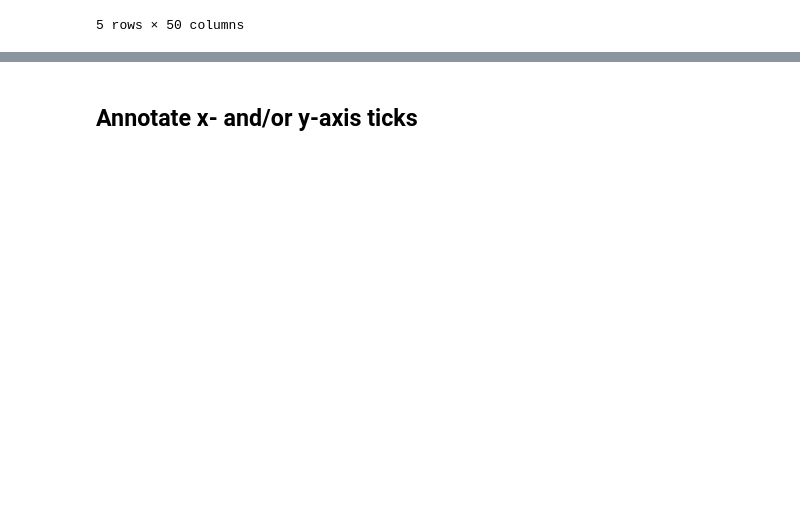
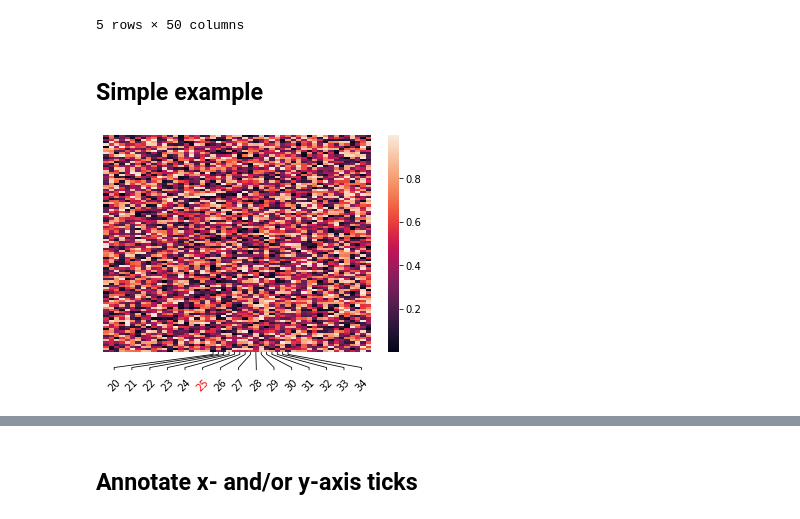
Before and after one commit to msbentsen/plotannot, a Jupyter notebook: examples/examples.ipynb, the cells around one changed output, grey strips where cells are left out. Saved outputs shown, nothing was run; the diff lists cells and outputs as text; code cells hidden in the pictures; blank space fills up the shorter version.

Commit message:
Documentation and examples for package

```diff
--- a/examples/examples.ipynb
+++ b/examples/examples.ipynb
@@ -28,0 +35,19 @@ table.head()
+# %% [markdown]
+## Simple example
+# %%
+#Plot heatmap
+ax = sns.heatmap(table, xticklabels=True, yticklabels=False)
+
+#Rotate all labels
+plotannot.format_ticklabels(ax, axis="xaxis", rotation=45)
+
+#Annotate labels
+to_label = range(20,35)
+plotannot.annotate_ticks(ax, axis="xaxis", labels=to_label)
+
+#Color individual labels
+plotannot.format_ticklabels(ax, axis="xaxis", labels=[25], color="red")
+
+plt.savefig("simple_example.png", bbox_inches="tight")
+# %% [output]
+[figure, added]
```
Also changed, not shown: parts of 11 cells of this notebook, 9 other files.
